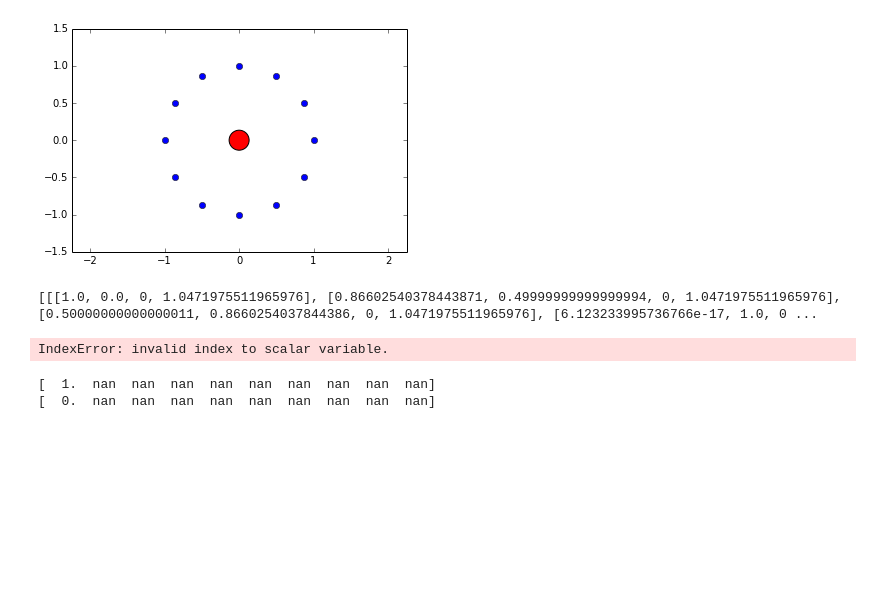
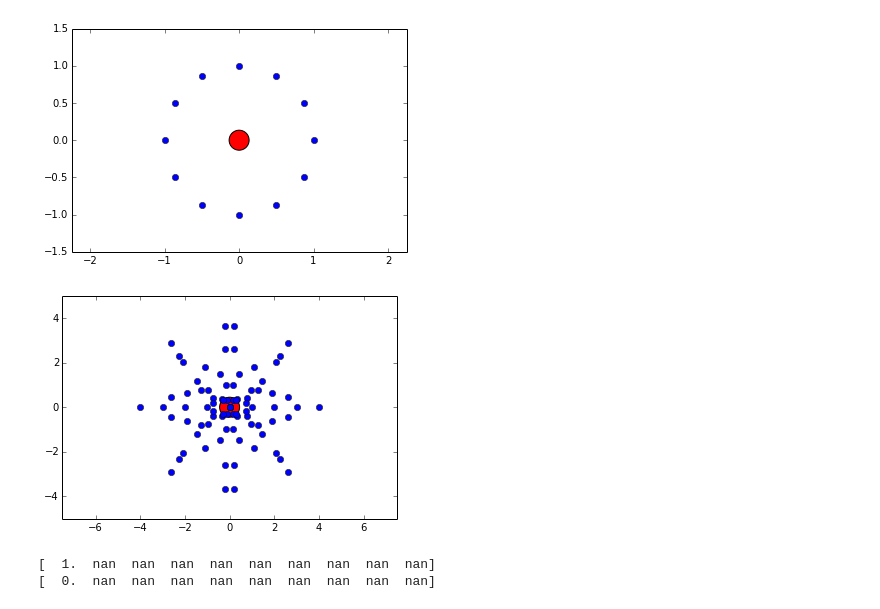
Before and after one commit to abardess/PHYS202-S14, a Jupyter notebook: GalaxyProject/Galaxies2.0.ipynb, the cells around one changed output. Saved outputs shown, nothing was run; the diff lists cells and outputs as text; code cells hidden in the pictures; blank space fills up the shorter version.

Commit message:
Not much. Just thinking over a few things.

```diff
--- a/GalaxyProject/Galaxies2.0.ipynb
+++ b/GalaxyProject/Galaxies2.0.ipynb
@@ -90,21 +90,28 @@ def create_galaxy(rings, stars, star_increase, r, seperation, cord_sys, v_init):
         print 'Invalid Coordinate system'
         return none
 
-galaxy = create_galaxy(4, 12, 6, 1, 1, 'pol', [0, pi/3])
-print galaxy
-for rings in galaxy:
-    x = []
-    y = []
-    for star in ring:
-        x.append(star[0] * np.cos(star[1]))
-        y.append(star[0] * np.sin(star[1]))
-    plt.axis("equal")
-    plt.plot(x, y, 'bo')
-plt.scatter(0, 0, s = 400, c = 'r')                 #plots the center of galaxy, for reference
-plt.show()
+#I've just realized that there is a problem here, specifically with the cartesian system. All stars created by this function
+#will have the same velocity vector. This is not a problem for the polar coordinate system, because in uniform circular motion
+#all stars will have the same radial velocity (zero) and the same angular velocity. That's how a circle works.
+#This is not true for a cartesian system. In cartesian coordinates each star's velocity vector is going to be changing
+#instantaniously as it circles around--a constant velocity vector would be a straight line. This paragraph is somewhat of an
+#obvious statement, but not understanding the differances between coordiante systems was part of what cause my problems in my
+#first attempt.
+#in summary, the first part of this function is useless for what we want to achieve--though it does work as stated.
-# %% [output]
-[[[1.0, 0.0, 0, 1.0471975511965976], [0.86602540378443871, 0.49999999999999994, 0, 1.0471975511965976], [0.50000000000000011, 0.8660254037844386, 0, 1.0471975511965976], [6.123233995736766e-17, 1.0, 0 ...
-IndexError: invalid index to scalar variable.
+# %%
+galaxy = create_galaxy(4, 12, 6, 1, 1, 'pol', [0, pi/3])
+for ring in galaxy:
+    x = []
+    y = []
+    for star in ring:
+        x.append(star[0] * np.cos(star[1]))
+        y.append(star[0] * np.sin(star[1]))
+    plt.axis("equal")
+    plt.plot(x, y, 'bo')
+plt.scatter(0, 0, s = 400, c = 'r')                 #plots the center of galaxy, for reference
+plt.show()
+# %% [output]
+[figure, added]
 # %%
 def three_body(current_locals, t):
     """
```
